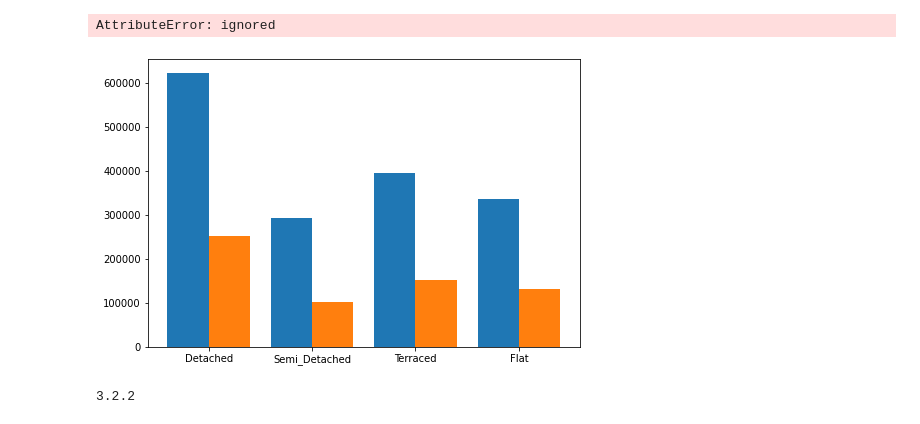
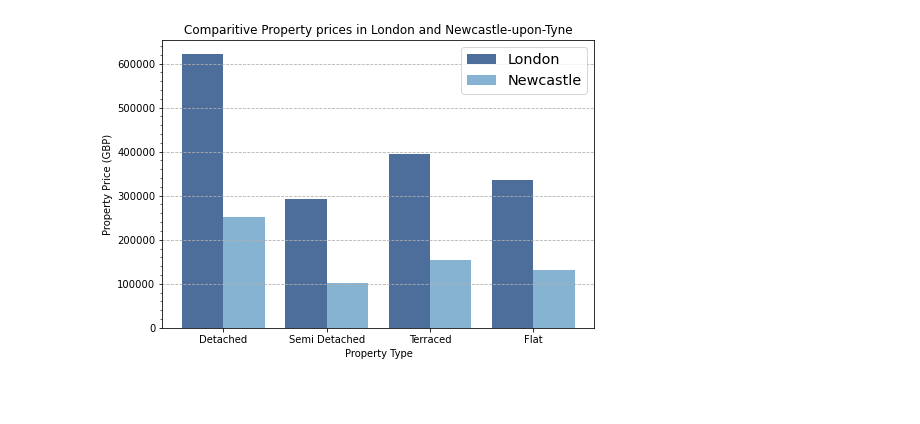
Before and after one commit to sarahj0/data-visualisation, a Jupyter notebook: DataVisualisation.ipynb, the cells around one changed output. Saved outputs shown, nothing was run; the diff lists cells and outputs as text; code cells hidden in the pictures; blank space fills up the shorter version.

Commit message:
added start of financial visualisation

```diff
--- a/DataVisualisation.ipynb
+++ b/DataVisualisation.ipynb
@@ -4,35 +5,38 @@ import matplotlib.pyplot as plt
 # %%
 #importing data set, creating dataframe and dropping the 'Date' column as it is redundant for this plot
-data = pd.read_csv("Average-prices-Property-Type-2021-05_wrangled.csv")
+data = pd.read_csv("Property_Data/Average-prices-Property-Type-2021-05_wrangled.csv")
 df = pd.DataFrame(data)
 df.drop(['Date'], axis=1, inplace=True)
 
 #splitting the dataframe so each region has its own dataframe, makes handling data a lot easier
 dfLondon = df[df['Region_Name'] == 'London'].reset_index()
 dfNewc = df[df['Region_Name'] == 'Newcastle upon Tyne'].reset_index()
 dfNewc.drop(['Region_Name','index'], axis=1, inplace=True)
 
-
+#
 x_axis = dfNewc['propertyType'].unique()
 y_axis = dfNewc.groupby('propertyType').mean()['averagePrice']
 x_axisL = dfLondon['propertyType'].unique()
 y_axisL = dfLondon.groupby('propertyType').mean()['averagePrice']
-#print(x_axis)
-#print(y_axis)
-#print(x_axisL)
-#print(y_axisL)
 
 fig = plt.figure()
 ax = fig.add_axes([0,0,1,1])
 
-pN = ax.bar(x=x_axisL, height=y_axisL, width=-0.4, data=dfLondon, align='edge')
-pL = ax.bar(x=x_axis, height=y_axis, width=0.4, data=dfNewc, align='edge')
-ax.bar_label(pN)
+plt.title('test title')
+plt.ylabel('Property Price (GBP)')
+plt.xlabel('Property Type')
+
+pL = ax.bar(x=x_axisL, height=y_axisL, width=-0.4, data=dfLondon, align='edge', label='London', color='#4d6d9a')
+pN = ax.bar(x=x_axis, height=y_axis, width=0.4, data=dfNewc, align='edge', label='Newcastle', color='#86b3d1')
+
+plt.title('Comparitive Property prices in London and Newcastle-upon-Tyne')
+plt.ylabel('Property Price (GBP)')
+plt.xlabel('Property Type')
+plt.grid(axis='y', linestyle='--')
+ax.legend(fontsize='x-large')
+ax.yaxis.set_minor_locator(tck.AutoMinorLocator())
+ax.set_xticks([0,1,2,3])
+ax.set_xticklabels(['Detached', 'Semi Detached', 'Terraced', 'Flat'])
+plt.savefig('test.svg', bbox_inches='tight')
 # %% [output]
-AttributeError: ignored
-[figure, old version]
+[figure, new version]
-# %%
-import matplotlib
-print(matplotlib.__version__)
-# %% [output]
-3.2.2
```
Also changed, not shown: parts of 2 cells of this notebook, 9 other files.
